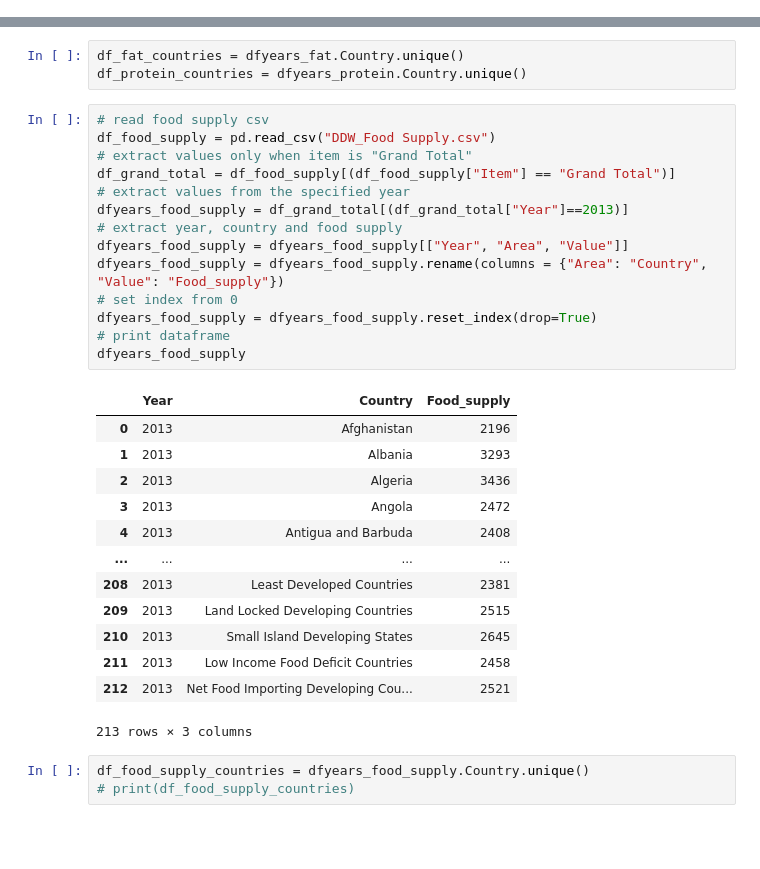
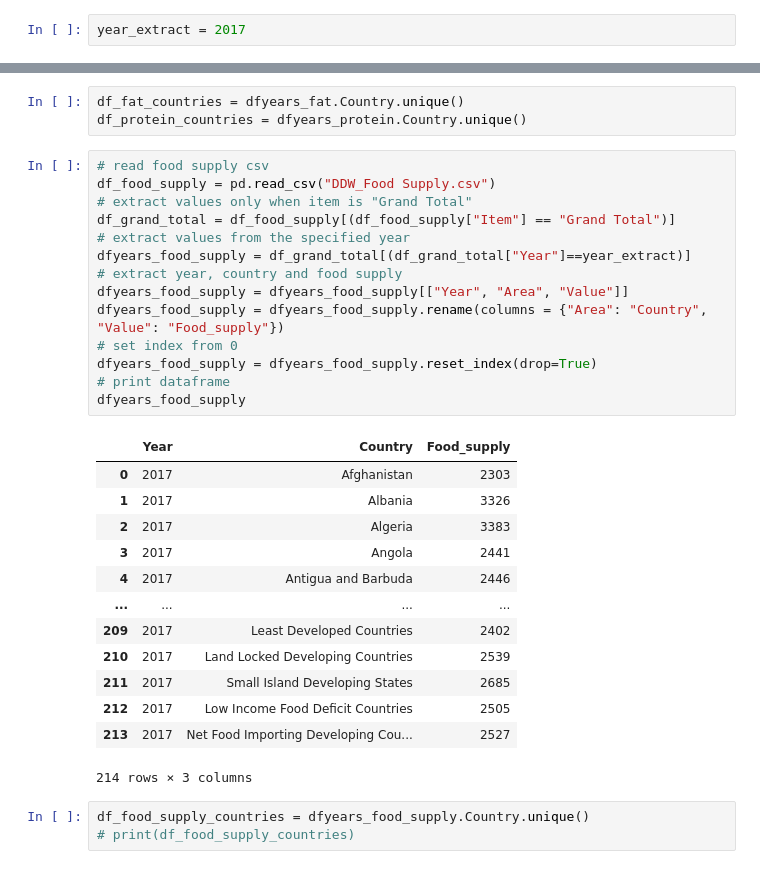
Before and after one commit to tanjoash/2D_data_driven_world, a Jupyter notebook: 2dwork/2D DDW.ipynb, the cells around one changed output, grey strips where cells are left out. Drawn from its saved outputs; the diff is of its cells as text; blank space fills up the shorter version.

```diff
--- a/2dwork/2D DDW.ipynb
+++ b/2dwork/2D DDW.ipynb
@@ -1295,4 +1299,6 @@ carbohydrate(g) = [total energy(kcal) - (total fat(g) * 9) - (total protein(g) *
 ### Extract prevalence of undernourishment data
 
 The following code extracts the total food supply for each country in 2018. This data is extracted from "DDW_Food Supply.csv".
+# %%
+year_extract = 2017
 # %%
@@ -1399,31 +1405,31 @@ df_protein_countries = dfyears_protein.Country.unique()
 # %%
 # read food supply csv
 df_food_supply = pd.read_csv("DDW_Food Supply.csv")
 # extract values only when item is "Grand Total"
 df_grand_total = df_food_supply[(df_food_supply["Item"] == "Grand Total")]
 # extract values from the specified year
-dfyears_food_supply = df_grand_total[(df_grand_total["Year"]==2013)]
+dfyears_food_supply = df_grand_total[(df_grand_total["Year"]==year_extract)]
 # extract year, country and food supply
 dfyears_food_supply = dfyears_food_supply[["Year", "Area", "Value"]]
 dfyears_food_supply = dfyears_food_supply.rename(columns = {"Area": "Country", "Value": "Food_supply"})
 # set index from 0
 dfyears_food_supply = dfyears_food_supply.reset_index(drop=True)
 # print dataframe
 dfyears_food_supply
 # %% [output]
 |  | Year | Country | Food_supply |
-| 0 | 2013 | Afghanistan | 2196 |
-| 1 | 2013 | Albania | 3293 |
-| 2 | 2013 | Algeria | 3436 |
-| 3 | 2013 | Angola | 2472 |
-| 4 | 2013 | Antigua and Barbuda | 2408 |
+| 0 | 2017 | Afghanistan | 2303 |
+| 1 | 2017 | Albania | 3326 |
+| 2 | 2017 | Algeria | 3383 |
+| 3 | 2017 | Angola | 2441 |
+| 4 | 2017 | Antigua and Barbuda | 2446 |
 | ... | ... | ... | ... |
-| 208 | 2013 | Least Developed Countries | 2381 |
-| 209 | 2013 | Land Locked Developing Countries | 2515 |
-| 210 | 2013 | Small Island Developing States | 2645 |
-| 211 | 2013 | Low Income Food Deficit Countries | 2458 |
-| 212 | 2013 | Net Food Importing Developing Cou... | 2521 |
+| 209 | 2017 | Least Developed Countries | 2402 |
+| 210 | 2017 | Land Locked Developing Countries | 2539 |
+| 211 | 2017 | Small Island Developing States | 2685 |
+| 212 | 2017 | Low Income Food Deficit Countries | 2505 |
+| 213 | 2017 | Net Food Importing Developing Cou... | 2527 |
-213 rows × 3 columns
+214 rows × 3 columns
 # %%
 df_food_supply_countries = dfyears_food_supply.Country.unique()
 # print(df_food_supply_countries)
```
Also changed, not shown: parts of 24 cells of this notebook, 22 other files.
